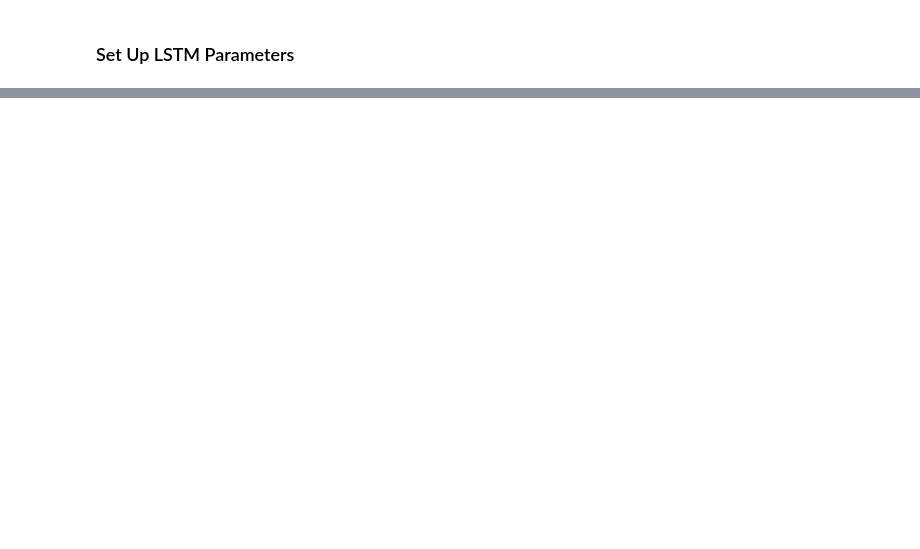
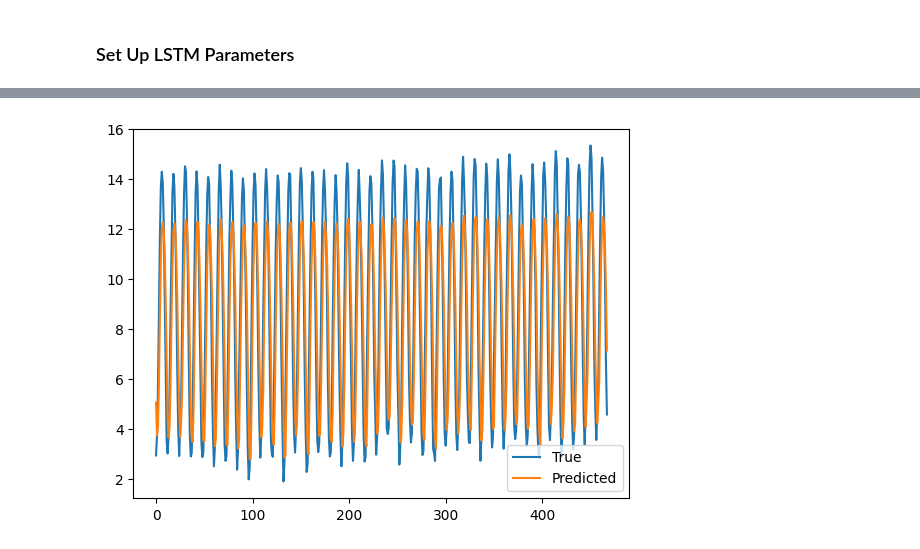
Before and after one commit to kclzl-nus/LSTM-Time-Series-Prediction, a Jupyter notebook: lstm_main.ipynb, the cells around one changed output, grey strips where cells are left out. Cells and saved outputs as stored; diff of their text form; code cells hidden in the pictures; blank space fills up the shorter version.

```diff
--- a/lstm_main.ipynb
+++ b/lstm_main.ipynb
@@ -168,7 +169,7 @@ def LinearLayer(params, H):
     H_reshaped = H.reshape(-1, H.shape[2]); # print(f'H_reshaped shape: {H_reshaped.shape}') # dim = (L*B, U)
 
     # calculate the output
-    y_out = H_reshaped @ W_out + b_out # dim = (L*B, O)
+    y_out = jnp.dot(H_reshaped, W_out) + b_out # dim = (L*B, O)
 
     return y_out
 # %%
@@ -194,11 +196,3 @@ def LSTMModel(params, X, h0, c0):
     y_out = LinearLayer([W_out, b_out], H)
 
     return y_out
-# %%
-# create loss function
-def loss(params, X, y, h0, c0):
-    y_out = LSTMModel(params, X, h0, c0); print(f'y_out shape: {y_out.shape}')
-    return np.sum((y_out - y)**2)
-
-# define gradient of loss function in jax
-grad = jax.grad(loss)
@@ -329,3 +368,9 @@ print(f'train_y shape: {train_y.shape}')
 # %% [output]
 train_X shape: (1908, 12)
 train_y shape: (1908, 12)
+# %%
+validate_X, validate_y = create_validation_test_dataset(validation_data, 12)
+
+# print shape
+print(f'validate_X shape: {validate_X.shape}')
+print(f'validate_y shape: {validate_y.shape}')
@@ -350,0 +507,27 @@ b_out = np.random.randn(1, output_size).astype(np.float32) # dim = (1, O)
+# %%
+# generate predictions
+def predict(params, X, h0, c0):
+    y_pred = LSTMModel(params, X, h0, c0)
+    return y_pred # dim = (B*L, O)
+
+# generate predictions on validation set
+# reshape like --> x = train_X[i].reshape(sequence_length, batch_size, input_size)
+V = len(validate_X)
+v_y_true = validate_y
+v_y_preds = []
+for i in range(V):
+    x = validate_X[i].reshape(sequence_length, batch_size, input_size)
+    # here, only the last element is needed
+    v_y_pred = predict(params, x, h0[0], c0[0])
+    v_y_preds.append(v_y_pred[-1])
+
+# convert to numpy array
+v_y_preds = np.array(v_y_preds)
+
+# plot the predictions against actual, predicted values as red, original as blue
+plt.plot(v_y_true, label='True')
+plt.plot(v_y_preds, label='Predicted')
+plt.legend()
+plt.show()
+# %% [output]
+[figure, added]
```
Also changed, not shown: parts of 22 cells of this notebook.
